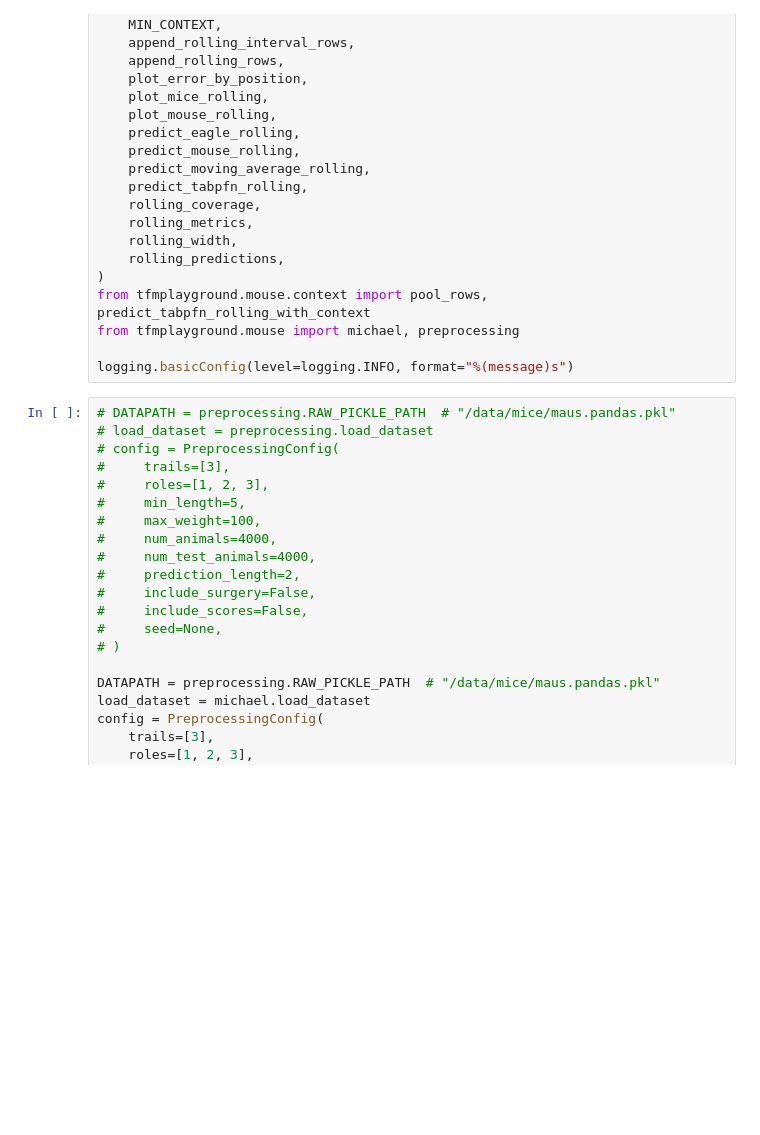
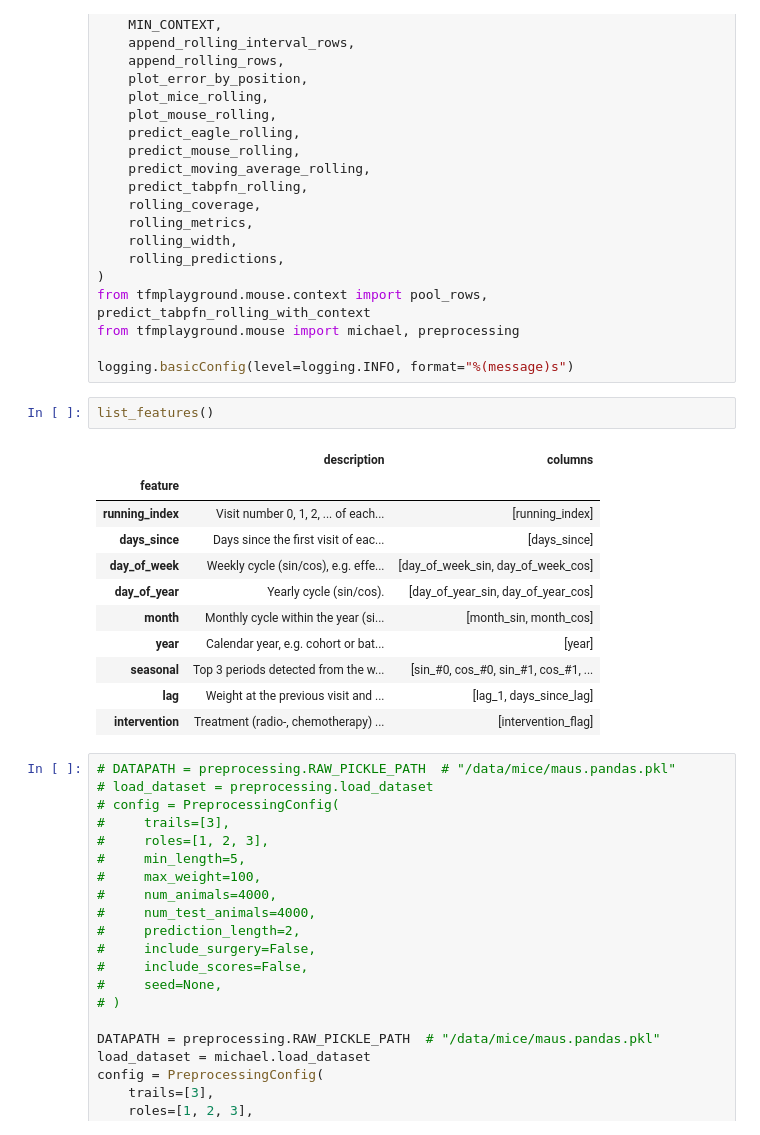
Before and after one commit to UKEIAM/TFM-mouse, a Jupyter notebook: notebooks/mouse_with_context.ipynb, the cells around one changed output. Drawn from its saved outputs; the diff is of its cells as text; blank space fills up the shorter version.

```diff
--- a/notebooks/mouse_with_context.ipynb
+++ b/notebooks/mouse_with_context.ipynb
@@ -53,6 +53,20 @@ from tfmplayground.mouse.context import pool_rows, predict_tabpfn_rolling_with_c
 from tfmplayground.mouse import michael, preprocessing
 
 logging.basicConfig(level=logging.INFO, format="%(message)s")
+# %%
+list_features()
+# %% [output]
+|  | description | columns |
+| feature |  |  |
+| running_index | Visit number 0, 1, 2, ... of each... | [running_index] |
+| days_since | Days since the first visit of eac... | [days_since] |
+| day_of_week | Weekly cycle (sin/cos), e.g. effe... | [day_of_week_sin, day_of_week_cos] |
+| day_of_year | Yearly cycle (sin/cos). | [day_of_year_sin, day_of_year_cos] |
+| month | Monthly cycle within the year (si... | [month_sin, month_cos] |
+| year | Calendar year, e.g. cohort or bat... | [year] |
+| seasonal | Top 3 periods detected from the w... | [sin_#0, cos_#0, sin_#1, cos_#1, ... |
+| lag | Weight at the previous visit and ... | [lag_1, days_since_lag] |
+| intervention | Treatment (radio-, chemotherapy) ... | [intervention_flag] |
 # %%
 # DATAPATH = preprocessing.RAW_PICKLE_PATH  # "/data/mice/maus.pandas.pkl"
 # load_dataset = preprocessing.load_dataset
```
Also changed, not shown: 4 other files.
